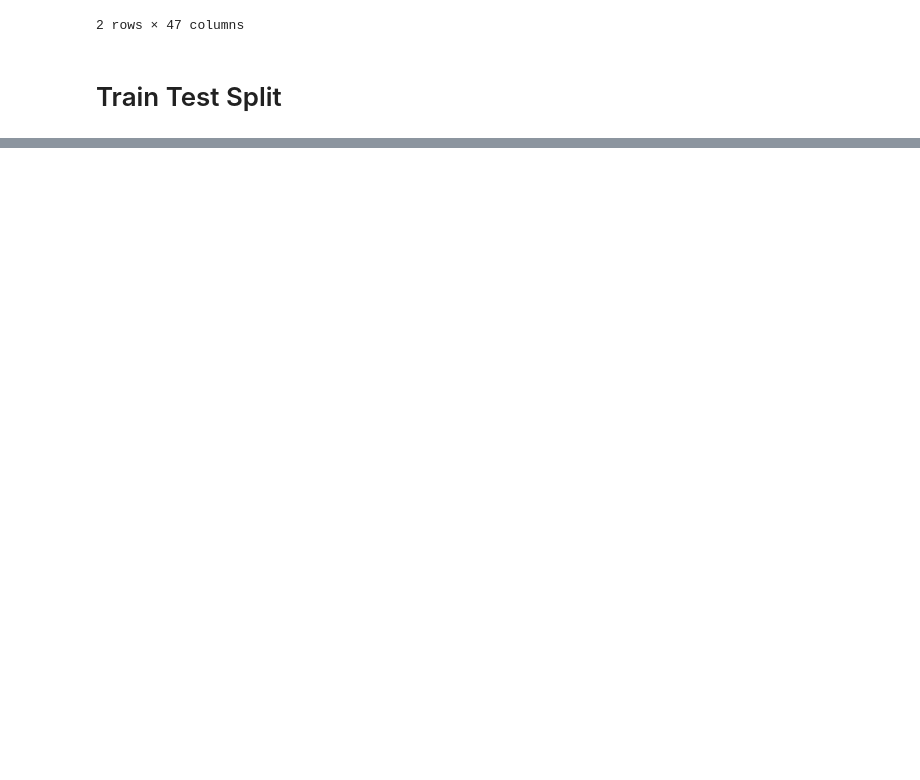
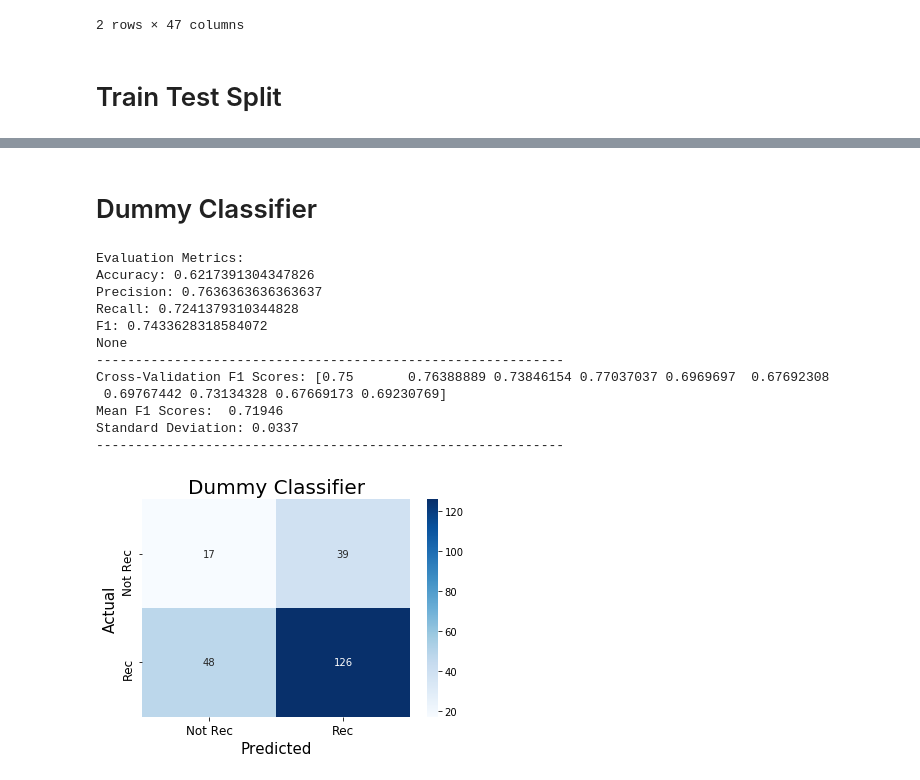
Before and after one commit to dorjeys3/Walmart_proj, a Jupyter notebook: Final_Walmart_Review_Analysis.ipynb, the cells around one changed output, grey strips where cells are left out. Saved outputs shown, nothing was run; the diff lists cells and outputs as text; code cells hidden in the pictures; blank space fills up the shorter version.

Commit message:
Final Notebook for MVP

```diff
--- a/Final_Walmart_Review_Analysis.ipynb
+++ b/Final_Walmart_Review_Analysis.ipynb
@@ -333,0 +368,32 @@ drop_features = ["item_name", "overall_rating", "rating_bin", "recommend", "rev_
+# %%
+# Extracted the stopwords from my preprocessing notebook to be used for the TfidfVectorizer
+eda_stopwords = ["nd", "de", "u", "la", "tbw", "c", "v", "great", "n", "wal", "wow","hi", "hello",
+                 "nmbc", "youll", "must", "said", "either", "lol", 'ill', "six", "goat", "thou",
+                 "un", "lb", "pair", "right", "x", "xl", "one", "way", "definitely", "shirt",
+                 "jacket", "jean", "daughter", "son"]
+
+stop_words=list(set(stopwords.words("english")))
+
+stop_words.extend(eda_stopwords)
+# %%
+tfidfvec = TfidfVectorizer(stop_words = stop_words, ngram_range = (1,2), max_features=2000, use_idf=True)
+
+train_vec = tfidfvec.fit_transform(X_train.delisted.values).toarray()
+test_vec = tfidfvec.transform(X_test.delisted.values).toarray()
+
+tfidf_train = pd.DataFrame(train_vec, columns = tfidfvec.get_feature_names())
+tfidf_test = pd.DataFrame(test_vec, columns = tfidfvec.get_feature_names())
+
+print(f"X train shape: {X_train.shape}, Tfidf train shape: {tfidf_train.shape}")
+print("-"*20)
+print(f"X test shape: {X_test.shape}, Tfidf test shape: {tfidf_test.shape}")
+
+# resetting index to concatenate with tfidf. Resetting index will not affect the dataset.
+X_train.reset_index(drop=True, inplace=True)
+X_test.reset_index(drop=True, inplace=True)
+
+frame1 = [X_train, tfidf_train]
+frame2 = [X_test, tfidf_test]
+
+X_train = pd.concat(frame1, axis=1)
+X_test = pd.concat(frame2, axis=1)
@@ -333,0 +406,3 @@ drop_features = ["item_name", "overall_rating", "rating_bin", "recommend", "rev_
+# %%
+X_train.drop(columns = ["delisted"], inplace = True)
+X_test.drop(columns = "delisted", inplace=True)
@@ -333,0 +441,25 @@ drop_features = ["item_name", "overall_rating", "rating_bin", "recommend", "rev_
+# %% [markdown]
+# Dummy Classifier
+# %%
+dummy_clf = DummyClassifier(strategy="stratified")
+dummy_clf.fit(X_train, y_train)
+y_preds_dum = dummy_clf.predict(X_test)
+print(mod.model_metrics(y_test, y_preds_dum));
+print("-"*60)
+mod.cross_validation(dummy_clf, X_train, y_train, cv=10)
+print("-"*60)
+mod.con_mat(y_test, y_preds_dum, title="Dummy Classifier")
+# %% [output]
+Evaluation Metrics:
+Accuracy: 0.6217391304347826
+Precision: 0.7636363636363637
+Recall: 0.7241379310344828
+F1: 0.7433628318584072
+None
+------------------------------------------------------------
+Cross-Validation F1 Scores: [0.75       0.76388889 0.73846154 0.77037037 0.6969697  0.67692308
+ 0.69767442 0.73134328 0.67669173 0.69230769]
+Mean F1 Scores:  0.71946
+Standard Deviation: 0.0337
+------------------------------------------------------------
+[figure, added]
```
Also changed, not shown: parts of 36 cells of this notebook.
